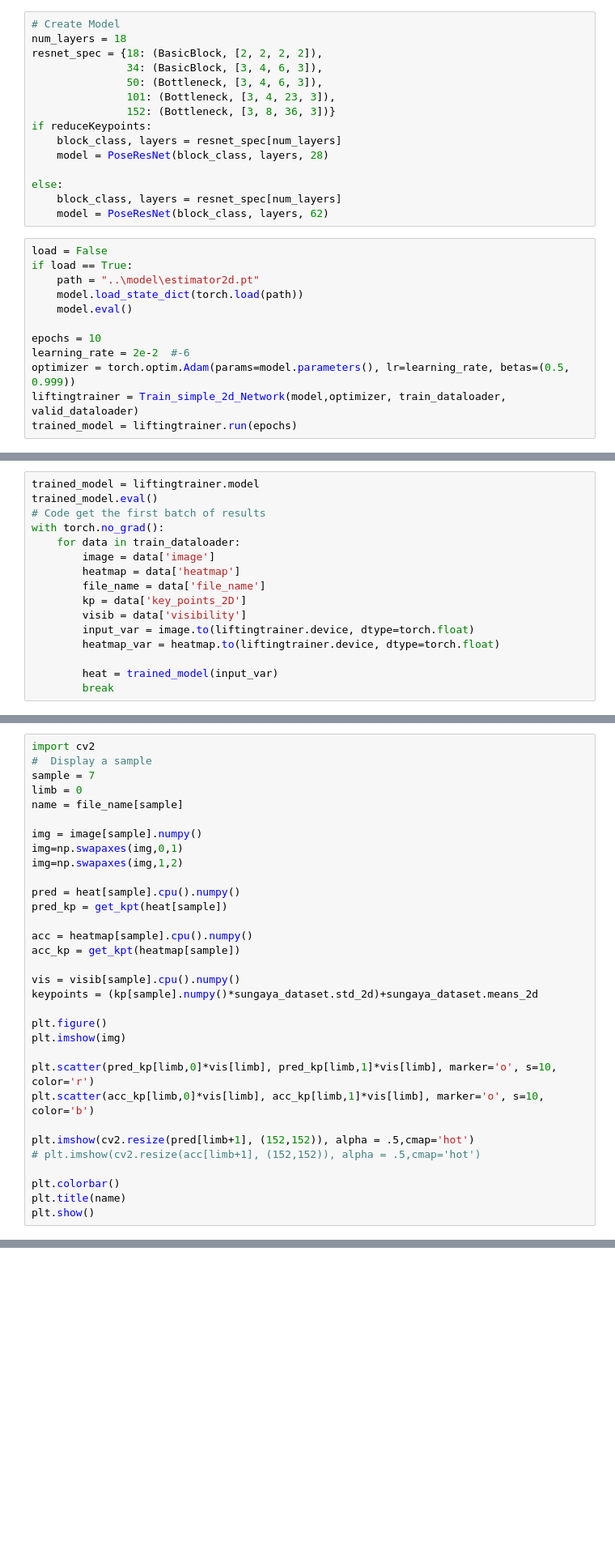
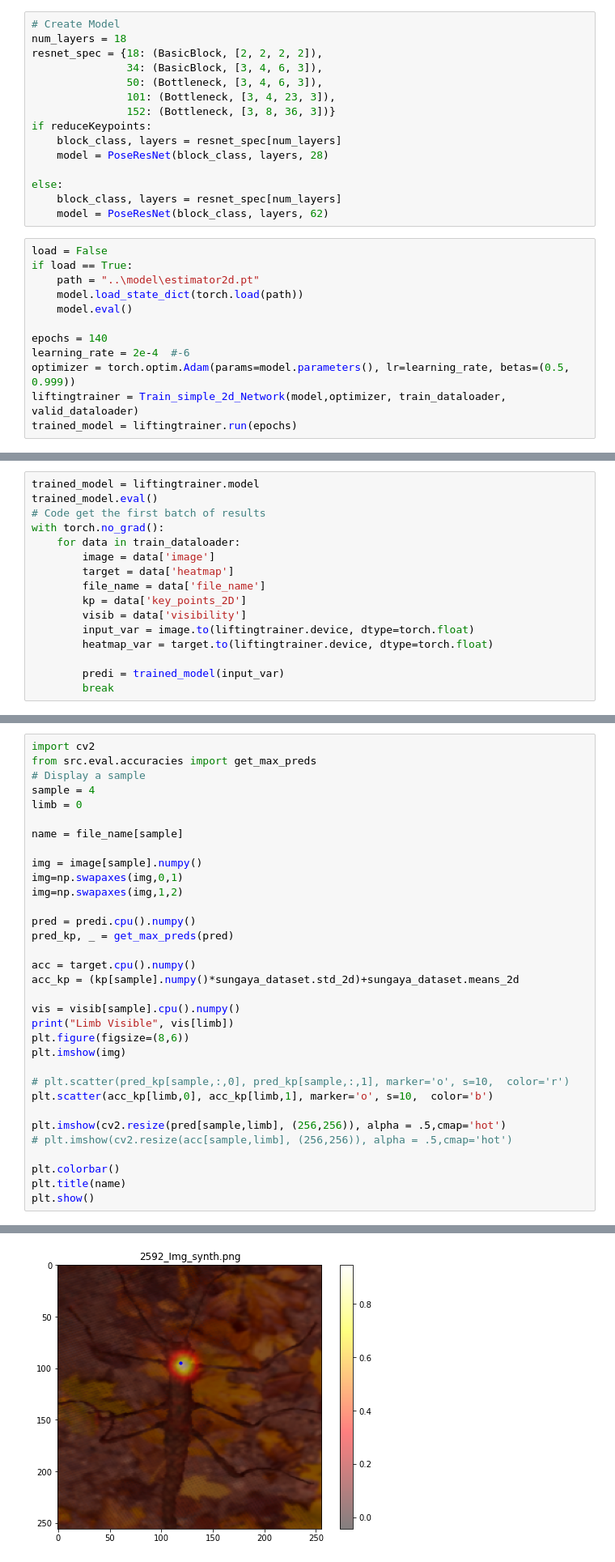
Before and after one commit to kane1204/3D-Pose-Estimation-Project, a Jupyter notebook: notebooks/simple_2d_notebook.ipynb, the cells around one changed output, grey strips where cells are left out. Shown at 81% size. Saved outputs shown, nothing was run; the diff lists cells and outputs as text; blank space fills up the shorter version.

Commit message:
KEP-41 2D simple model overfits the data correctly

```diff
--- a/notebooks/simple_2d_notebook.ipynb
+++ b/notebooks/simple_2d_notebook.ipynb
@@ -61,8 +63,8 @@ if load == True:
     model.load_state_dict(torch.load(path))
     model.eval()
 
-epochs = 10
-learning_rate = 2e-2  #-6
+epochs = 140
+learning_rate = 2e-4  #-6
 optimizer = torch.optim.Adam(params=model.parameters(), lr=learning_rate, betas=(0.5, 0.999))
 liftingtrainer = Train_simple_2d_Network(model,optimizer, train_dataloader, valid_dataloader)
 trained_model = liftingtrainer.run(epochs)
@@ -73,12 +78,12 @@ trained_model.eval()
 with torch.no_grad():
     for data in train_dataloader:
         image = data['image']
-        heatmap = data['heatmap']
+        target = data['heatmap']
         file_name = data['file_name']
         kp = data['key_points_2D']
         visib = data['visibility']
         input_var = image.to(liftingtrainer.device, dtype=torch.float)
-        heatmap_var = heatmap.to(liftingtrainer.device, dtype=torch.float)
+        heatmap_var = target.to(liftingtrainer.device, dtype=torch.float)
 
-        heat = trained_model(input_var)
+        predi = trained_model(input_var)
         break
@@ -98,32 +90,34 @@ def get_kpt(maps, img_h = 256.0, img_w = 256.0):
 # %%
 import cv2
-#  Display a sample
-sample = 7
+from src.eval.accuracies import get_max_preds
+# Display a sample
+sample = 4
 limb = 0
+
 name = file_name[sample]
 
 img = image[sample].numpy()
 img=np.swapaxes(img,0,1)
 img=np.swapaxes(img,1,2)
 
-pred = heat[sample].cpu().numpy()
-pred_kp = get_kpt(heat[sample])
+pred = predi.cpu().numpy()
+pred_kp, _ = get_max_preds(pred)
 
-acc = heatmap[sample].cpu().numpy()
-acc_kp = get_kpt(heatmap[sample])
+acc = target.cpu().numpy()
+acc_kp = (kp[sample].numpy()*sungaya_dataset.std_2d)+sungaya_dataset.means_2d
 
 vis = visib[sample].cpu().numpy()
-keypoints = (kp[sample].numpy()*sungaya_dataset.std_2d)+sungaya_dataset.means_2d
-
-plt.figure()
+print("Limb Visible", vis[limb])
+plt.figure(figsize=(8,6))
 plt.imshow(img)
 
-plt.scatter(pred_kp[limb,0]*vis[limb], pred_kp[limb,1]*vis[limb], marker='o', s=10,  color='r')
-plt.scatter(acc_kp[limb,0]*vis[limb], acc_kp[limb,1]*vis[limb], marker='o', s=10,  color='b')
+# plt.scatter(pred_kp[sample,:,0], pred_kp[sample,:,1], marker='o', s=10,  color='r')
+plt.scatter(acc_kp[limb,0], acc_kp[limb,1], marker='o', s=10,  color='b')
 
-plt.imshow(cv2.resize(pred[limb+1], (152,152)), alpha = .5,cmap='hot')
-# plt.imshow(cv2.resize(acc[limb+1], (152,152)), alpha = .5,cmap='hot')
+plt.imshow(cv2.resize(pred[sample,limb], (256,256)), alpha = .5,cmap='hot')
+# plt.imshow(cv2.resize(acc[sample,limb], (256,256)), alpha = .5,cmap='hot')
 
 plt.colorbar()
 plt.title(name)
 plt.show()
+# %% [output]
@@ -130,3 +125,4 @@ plt.show()
+[figure, added]
 # %%
 # https://pytorch.org/tutorials/beginner/saving_loading_models.html
 # PATH = "..\models\estimator2d_with_heatmap_mse.pt"
```
Also changed, not shown: parts of 4 cells of this notebook, 5 other files.
